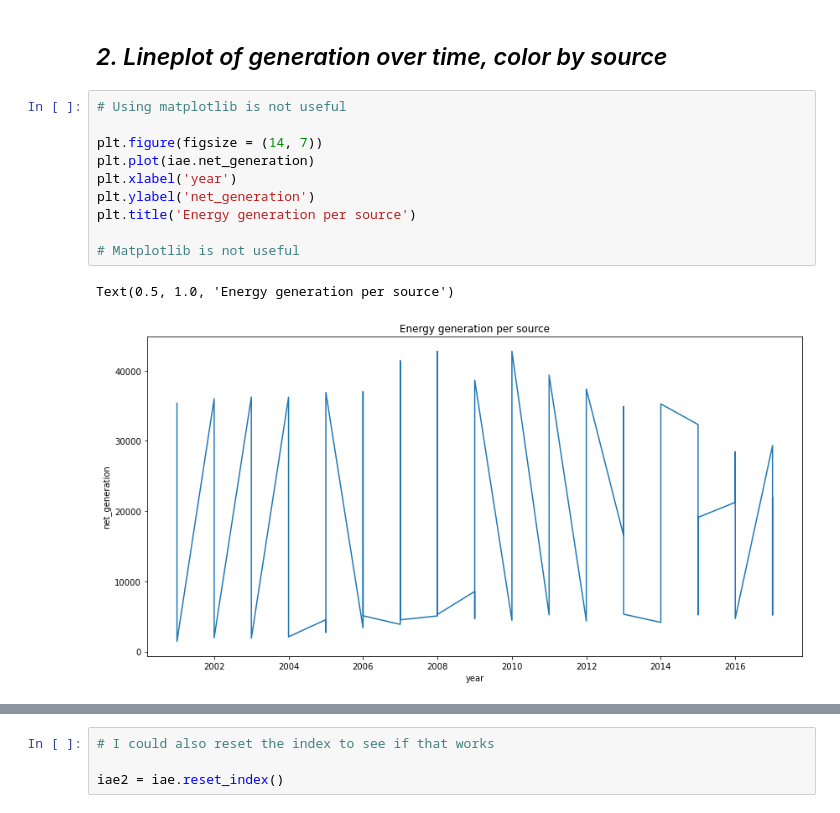
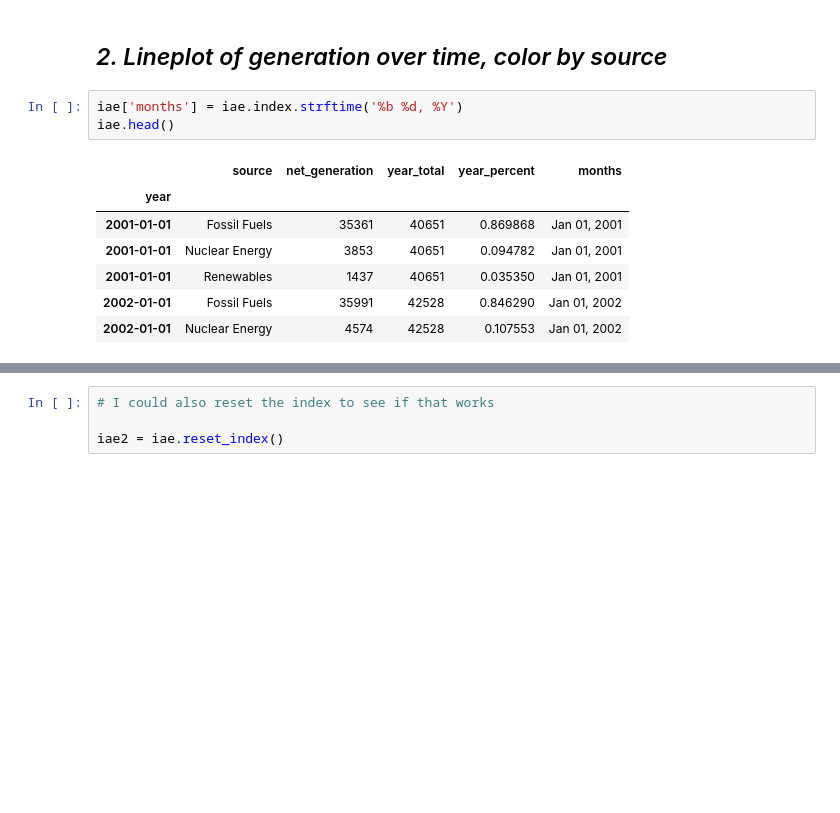
Before and after one commit to Severina7/time_series_exercises, a Jupyter notebook: working_with_time_series_data.ipynb, the cells around one changed output, grey strips where cells are left out. Saved outputs shown, nothing was run; the diff lists cells and outputs as text; blank space fills up the shorter version.

```diff
--- a/working_with_time_series_data.ipynb
+++ b/working_with_time_series_data.ipynb
@@ -607,19 +608,17 @@ iae.head()
 | 2002-01-01 | Nuclear Energy | 4574 | 42528 | 0.107553 |
 # %% [markdown]
 ## *2. Lineplot of generation over time, color by source*
-# %%
-# Using matplotlib is not useful
-
-plt.figure(figsize = (14, 7))
-plt.plot(iae.net_generation)
-plt.xlabel('year')
-plt.ylabel('net_generation')
-plt.title('Energy generation per source')
-
-# Matplotlib is not useful
-# %% [output]
-Text(0.5, 1.0, 'Energy generation per source')
-[figure, removed]
+# %%
+iae['months'] = iae.index.strftime('%b %d, %Y')
+iae.head()
+# %% [output]
+|  | source | net_generation | year_total | year_percent | months |
+| year |  |  |  |  |  |
+| 2001-01-01 | Fossil Fuels | 35361 | 40651 | 0.869868 | Jan 01, 2001 |
+| 2001-01-01 | Nuclear Energy | 3853 | 40651 | 0.094782 | Jan 01, 2001 |
+| 2001-01-01 | Renewables | 1437 | 40651 | 0.035350 | Jan 01, 2001 |
+| 2002-01-01 | Fossil Fuels | 35991 | 42528 | 0.846290 | Jan 01, 2002 |
+| 2002-01-01 | Nuclear Energy | 4574 | 42528 | 0.107553 | Jan 01, 2002 |
 # %%
 # Using seaborn
 
```
Also changed, not shown: parts of 22 cells of this notebook, 3 other files.
